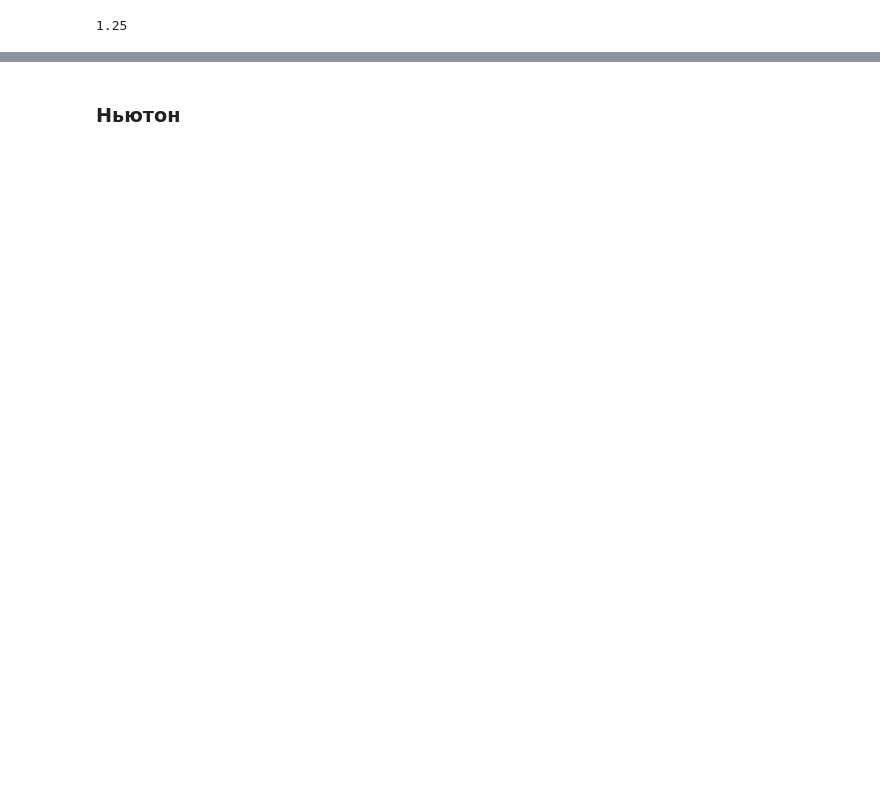
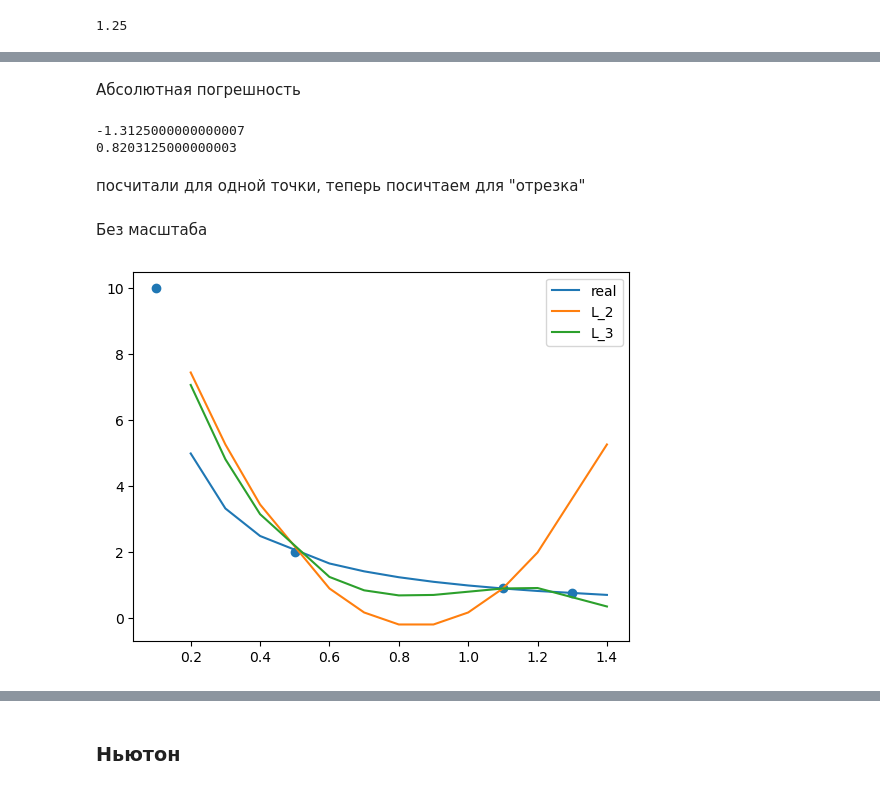
Before and after one commit to JRTitor/Numer, a Jupyter notebook: lab3/lab3_1.ipynb, the cells around one changed output, grey strips where cells are left out. Drawn from its saved outputs; the diff is of its cells as text; code cells hidden in the pictures; blank space fills up the shorter version.

```diff
--- a/lab3/lab3_1.ipynb
+++ b/lab3/lab3_1.ipynb
@@ -68,0 +140,2 @@ error(1/x_point, y_counted)
+# %%
+Check = [x for x in Check if x not in X]
@@ -68,0 +155,25 @@ error(1/x_point, y_counted)
+# %% [markdown]
+Абсолютная погрешность
+# %%
+print(R(x_point, X[:3], Check, f))
+print(R(x_point, X[:4],Check, f))
+# %% [output]
+-1.3125000000000007
+0.8203125000000003
+# %% [markdown]
+посчитали для одной точки, теперь посичтаем для "отрезка"
+# %%
+l_3 = L_i(X[:4], Check, f)
+l_2 = L_i(X[:3], Check, f)
+# %% [markdown]
+Без масштаба
+# %%
+plt.plot(Check, [f(x) for x in Check] , label='real')
+plt.plot(Check, l_2, label='L_2')
+plt.plot(Check, l_3, label='L_3')
+plt.scatter(X, Y)
+
+plt.legend()
+plt.show()
+# %% [output]
+[figure, added]
```
Also changed, not shown: parts of 63 cells of this notebook, 1 other file.
